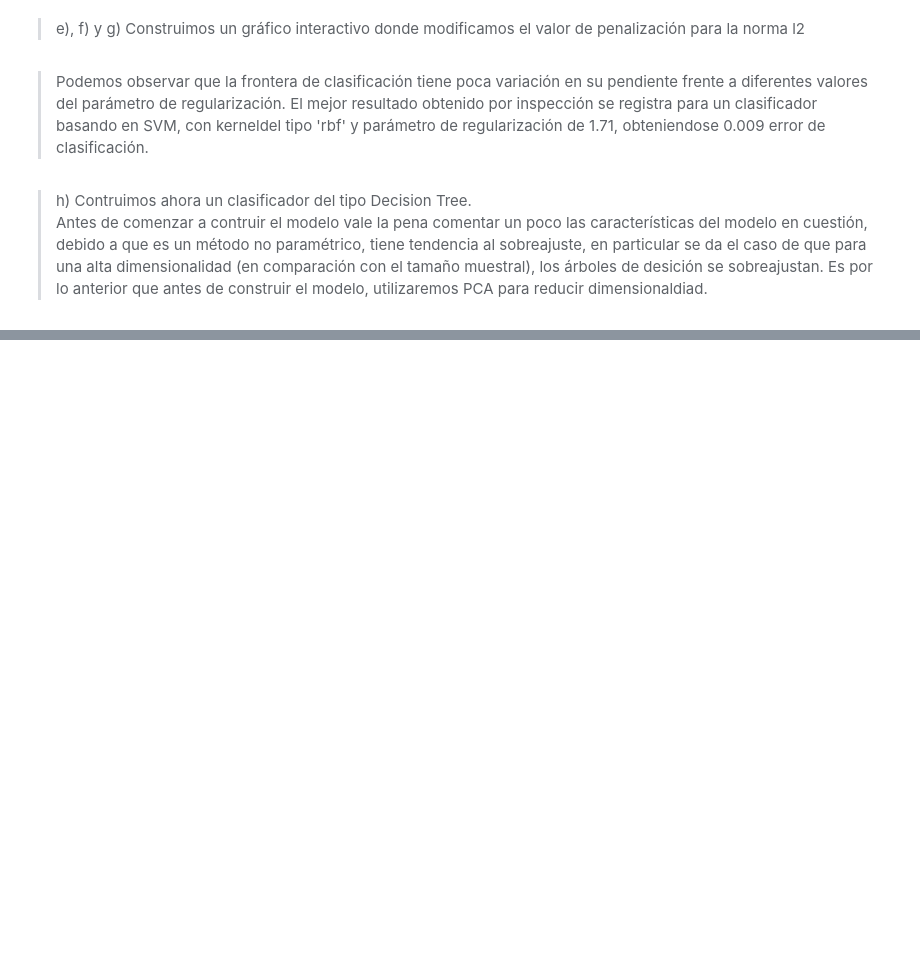
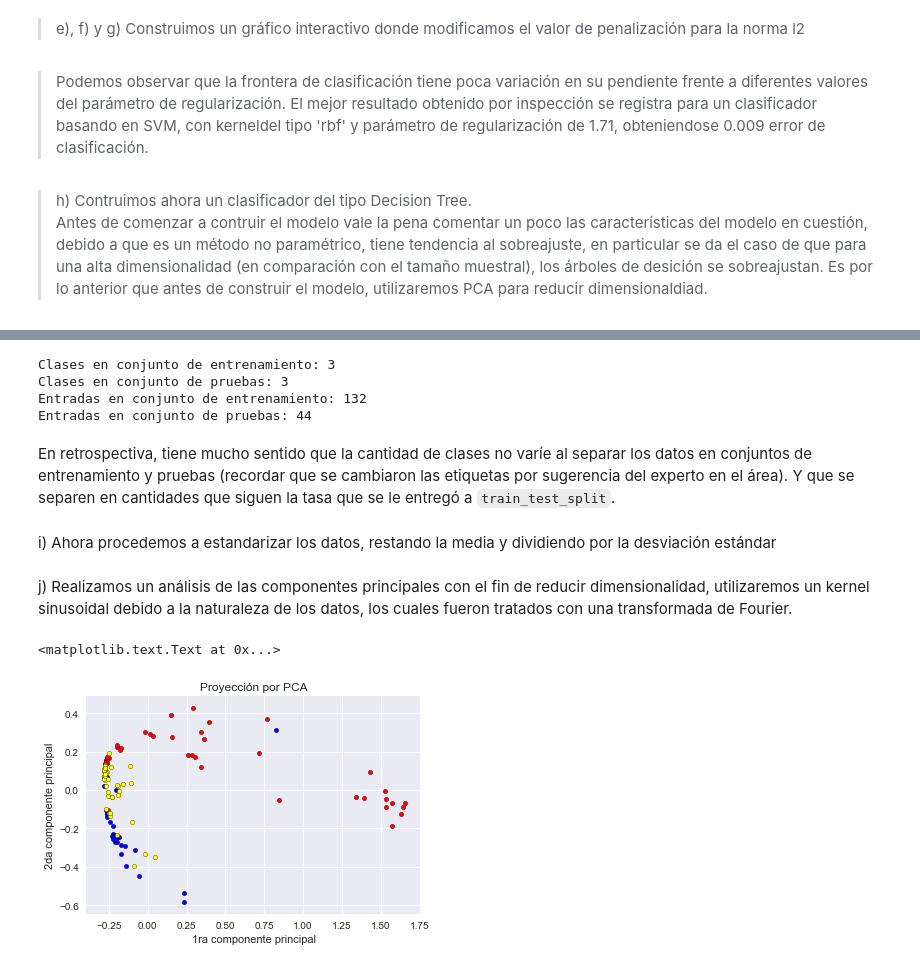
Before and after one commit to TattooeDeer/Tarea-2-ML, a Jupyter notebook: Tarea 2.ipynb, the cells around one changed output, grey strips where cells are left out. Saved outputs shown, nothing was run; the diff lists cells and outputs as text; code cells hidden in the pictures; blank space fills up the shorter version.

```diff
--- a/Tarea 2.ipynb
+++ b/Tarea 2.ipynb
@@ -216,0 +321,2 @@ __all__    152  148      300
+# %%
+X_fourier = np.abs(np.fft.fft(X))
@@ -216,0 +325,9 @@ __all__    152  148      300
+# %%
+from scipy import signal
+X_resampled = []
+for i in range(X_fourier.shape[0]):
+    sequence = X_fourier[i,:].copy()
+    resampled_sequence = signal.resample(sequence, 100000)
+    X_resampled.append(resampled_sequence)
+X_resampled = np.array(X_resampled)
+X_resampled.shape
@@ -216,0 +340,44 @@ __all__    152  148      300
+# %%
+X_train, X_test, y_train, y_test = train_test_split(X_resampled, y, test_size=0.25, random_state=42)
+print("Clases en conjunto de entrenamiento:", len(set(y_train)))
+print("Clases en conjunto de pruebas:", len(set(y_test)))
+print("Entradas en conjunto de entrenamiento:", X_train.shape[0])
+print("Entradas en conjunto de pruebas:", X_test.shape[0])
+# %% [output]
+Clases en conjunto de entrenamiento: 3
+Clases en conjunto de pruebas: 3
+Entradas en conjunto de entrenamiento: 132
+Entradas en conjunto de pruebas: 44
+# %% [markdown]
+En retrospectiva, tiene mucho sentido que la cantidad de clases no varíe al separar los datos en conjuntos de entrenamiento y pruebas (recordar que se cambiaron las etiquetas por sugerencia del experto en el área). Y que se separen en cantidades que siguen la tasa que se le entregó a `train_test_split`.
+# %% [markdown]
+i) Ahora procedemos a estandarizar los datos, restando la media y dividiendo por la desviación estándar
+# %%
+std = StandardScaler(with_mean=True, with_std=True)
+std.fit(X_train)
+X_train = std.transform(X_train)
+X_test = std.transform(X_test)
+# %% [markdown]
+j) Realizamos un análisis de las componentes principales con el fin de reducir dimensionalidad, utilizaremos un kernel sinusoidal debido a la naturaleza de los datos, los cuales fueron tratados con una transformada de Fourier.
+# %%
+d = 2
+pca_model = KPCA(n_components=d, kernel = 'cosine')
+pca_model.fit(X_train)
+X_pca_train = pca_model.transform(X_train)
+X_pca_test = pca_model.transform(X_test)
+
+class0 = np.array([x[0] for x in zip(X_pca_train, y_train) if x[1] == 0])
+class1 = np.array([x[0] for x in zip(X_pca_train, y_train) if x[1] == 1])
+class2 = np.array([x[0] for x in zip(X_pca_train, y_train) if x[1] == 2])
+
+plt.scatter(class0[:,0], class0[:,1], c="red",s=20, edgecolor='k')
+plt.scatter(class1[:,0], class1[:,1], c="blue",s=20, edgecolor='k')
+plt.scatter(class2[:,0], class2[:,1], c="yellow",s=20, edgecolor='k')
+
+
+plt.title("Proyección por PCA")
+plt.xlabel("1ra componente principal")
+plt.ylabel("2da componente principal")
+# %% [output]
+<matplotlib.text.Text at 0x...>
+[figure, added]
```
Also changed, not shown: parts of 27 cells of this notebook.
